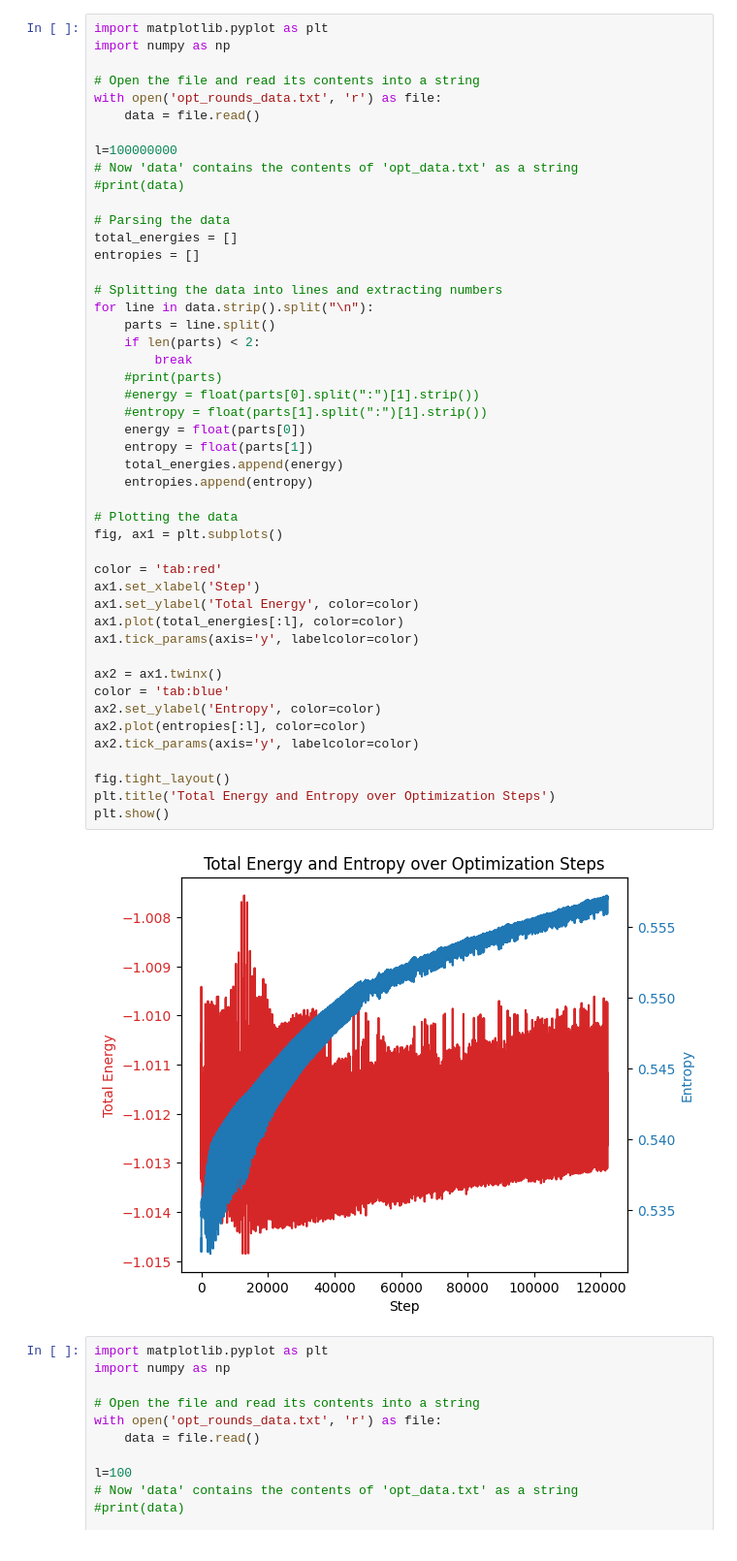
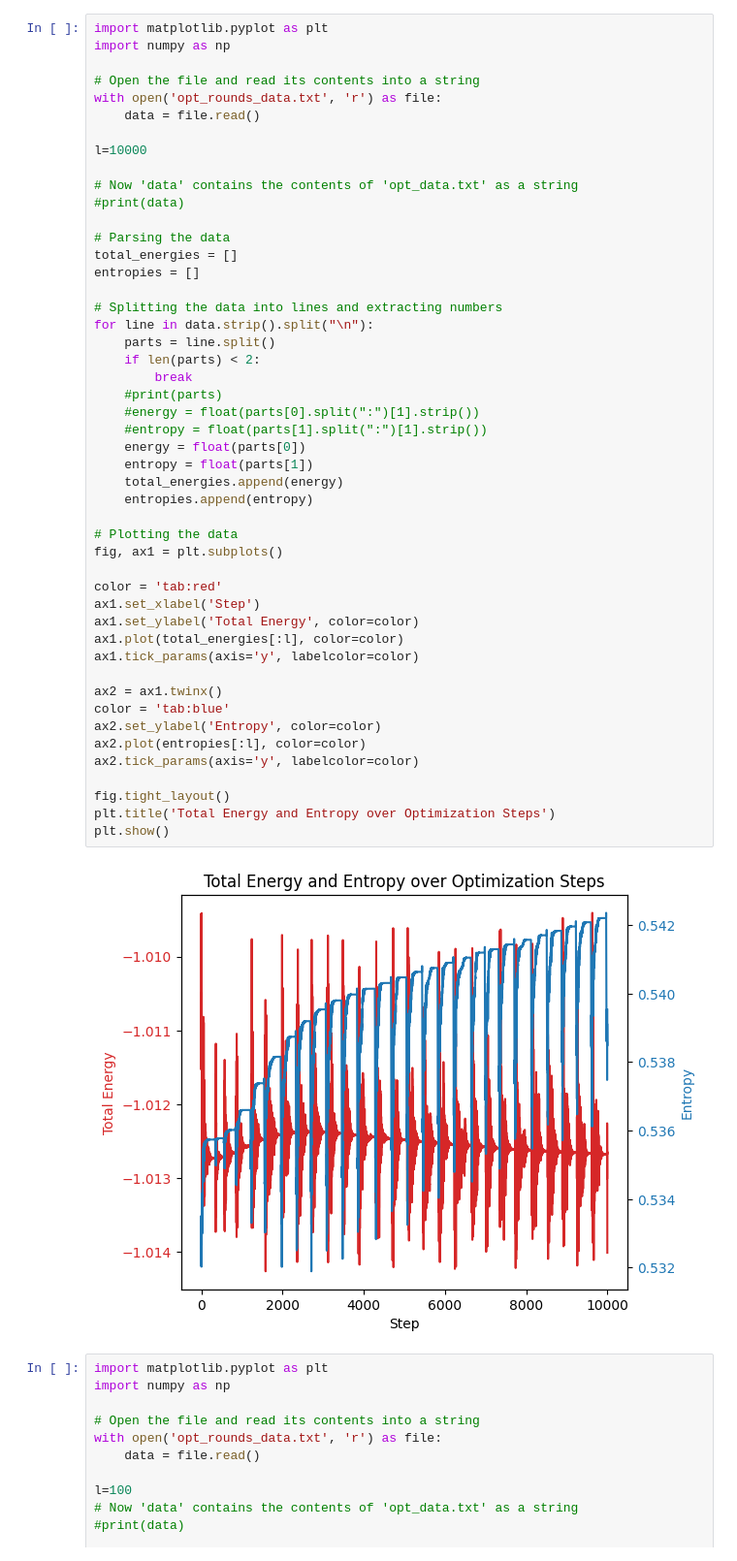
Before and after one commit to He-Wenhao/VQE_downfold, a Jupyter notebook: plot_opt.ipynb, the cells around one changed output. Shown: that part at 97% size. Saved outputs shown, nothing was run; the diff lists cells and outputs as text.

```diff
--- a/plot_opt.ipynb
+++ b/plot_opt.ipynb
@@ -6,7 +6,8 @@ import numpy as np
 with open('opt_rounds_data.txt', 'r') as file:
     data = file.read()
 
-l=100000000
+l=10000
+
 # Now 'data' contains the contents of 'opt_data.txt' as a string
 #print(data)
 
@@ -19,34 +20,34 @@ for line in data.strip().split("\n"):
     parts = line.split()
     if len(parts) < 2:
         break
     #print(parts)
     #energy = float(parts[0].split(":")[1].strip())
     #entropy = float(parts[1].split(":")[1].strip())
     energy = float(parts[0])
     entropy = float(parts[1])
     total_energies.append(energy)
     entropies.append(entropy)
 
 # Plotting the data
 fig, ax1 = plt.subplots()
 
 color = 'tab:red'
 ax1.set_xlabel('Step')
 ax1.set_ylabel('Total Energy', color=color)
 ax1.plot(total_energies[:l], color=color)
 ax1.tick_params(axis='y', labelcolor=color)
 
 ax2 = ax1.twinx()
 color = 'tab:blue'
 ax2.set_ylabel('Entropy', color=color)
 ax2.plot(entropies[:l], color=color)
 ax2.tick_params(axis='y', labelcolor=color)
 
 fig.tight_layout()
 plt.title('Total Energy and Entropy over Optimization Steps')
 plt.show()
 # %% [output]
-[figure, old version]
+[figure, new version]
 # %%
 import matplotlib.pyplot as plt
 import numpy as np
```
Also changed, not shown: 11 other files.
